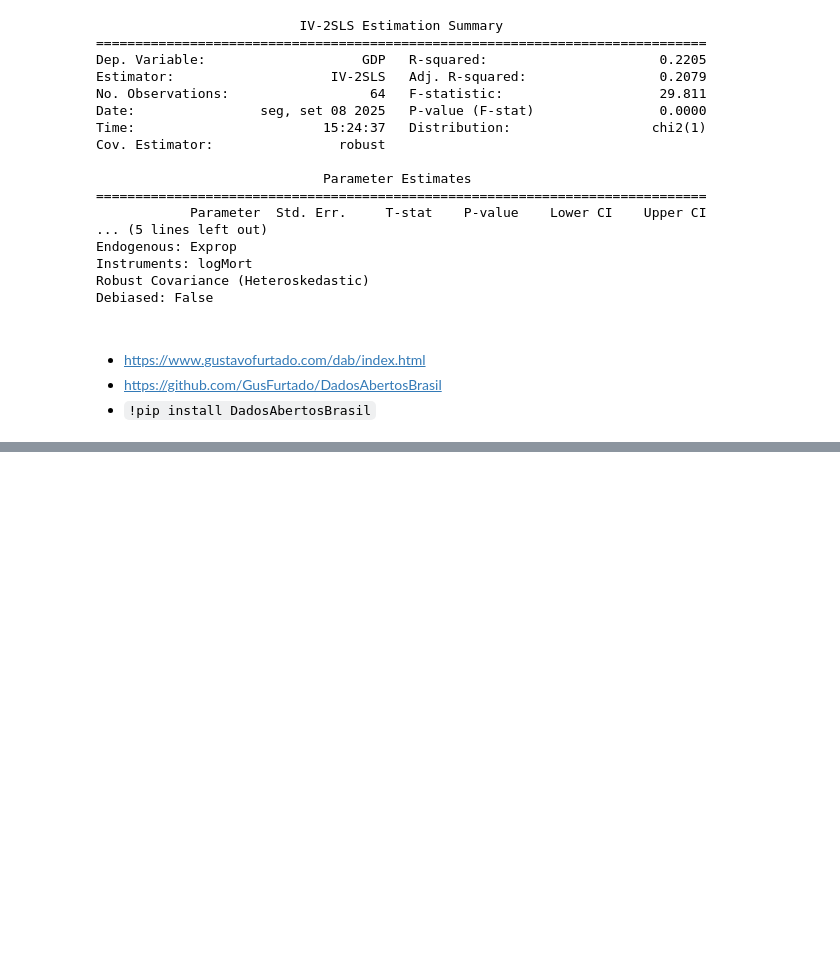
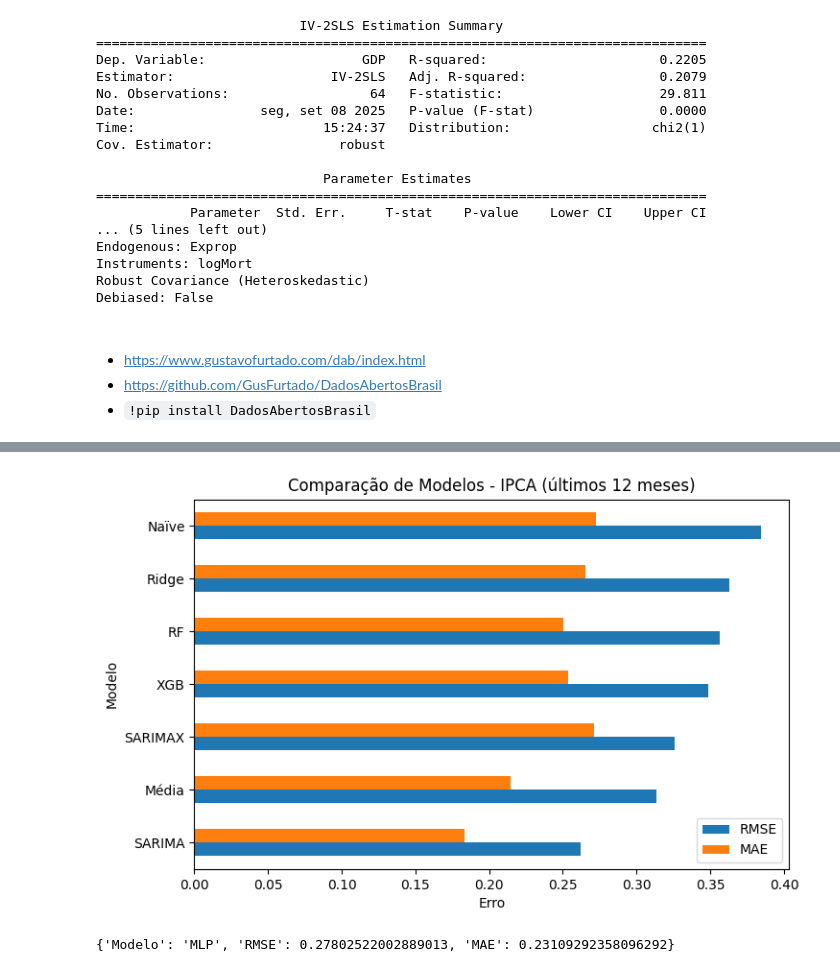
Before and after one commit to Daniel-Uhr/UFSC_2025, a Jupyter notebook: Seminario_2025_UFSC.ipynb, the cells around one changed output, grey strips where cells are left out. Drawn from its saved outputs; the diff is of its cells as text; code cells hidden in the pictures; blank space fills up the shorter version.

```diff
--- a/Seminario_2025_UFSC.ipynb
+++ b/Seminario_2025_UFSC.ipynb
@@ -1179,0 +1667,21 @@ ModuleNotFoundError: No module named 'DadosAbertosBrasil'
+# %%
+import numpy as np
+import pandas as pd
+from sklearn.metrics import mean_squared_error, mean_absolute_error
+
+# --- Função de avaliação ---
+def eval_model(y_true, y_pred, name):
+    # alinhar
+    y_pred = y_pred.reindex(y_true.index).dropna()
+    y_true = y_true.reindex(y_pred.index)
+    rmse = np.sqrt(mean_squared_error(y_true, y_pred))
+    mae  = mean_absolute_error(y_true, y_pred)
+    return {"Modelo": name, "RMSE": rmse, "MAE": mae}
+
+# --- Calcular para todos que estão em lines ---
+results = []
+for nome, serie in lines.items():
+    results.append(eval_model(test, serie, nome))
+
+df_results = pd.DataFrame(results).sort_values("RMSE")
+print(df_results)
@@ -1179,0 +1697,22 @@ ModuleNotFoundError: No module named 'DadosAbertosBrasil'
+# %%
+df_results.set_index("Modelo")[["RMSE","MAE"]].plot(kind="barh", figsize=(8,5))
+plt.title("Comparação de Modelos - IPCA (últimos 12 meses)")
+plt.xlabel("Erro")
+plt.show()
+# %% [output]
+[figure, added]
+# %%
+from sklearn.neural_network import MLPRegressor
+
+mlp = MLPRegressor(hidden_layer_sizes=(50,50), max_iter=2000, random_state=42)
+mlp.fit(Xtr, ytr)
+
+mlp_fit  = pd.Series(mlp.predict(Xtr), index=Xtr.index)
+mlp_pred = pd.Series(mlp.predict(Xte), index=Xte.index)
+
+mlp_line = pd.concat([mlp_fit.loc[win0:train.index[-1]], mlp_pred])
+lines["MLP"] = mlp_line
+
+print(eval_model(yte, mlp_pred, "MLP"))
+# %% [output]
+{'Modelo': 'MLP', 'RMSE': 0.27802522002889013, 'MAE': 0.23109292358096292}
```
Also changed, not shown: parts of 24 cells of this notebook.
